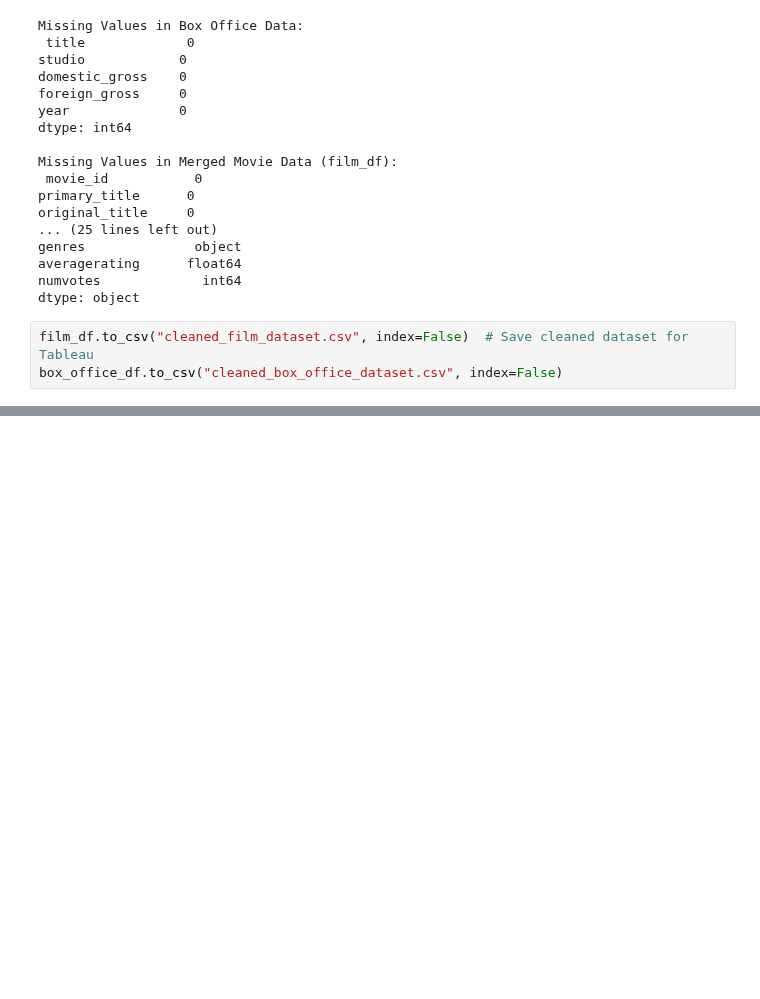
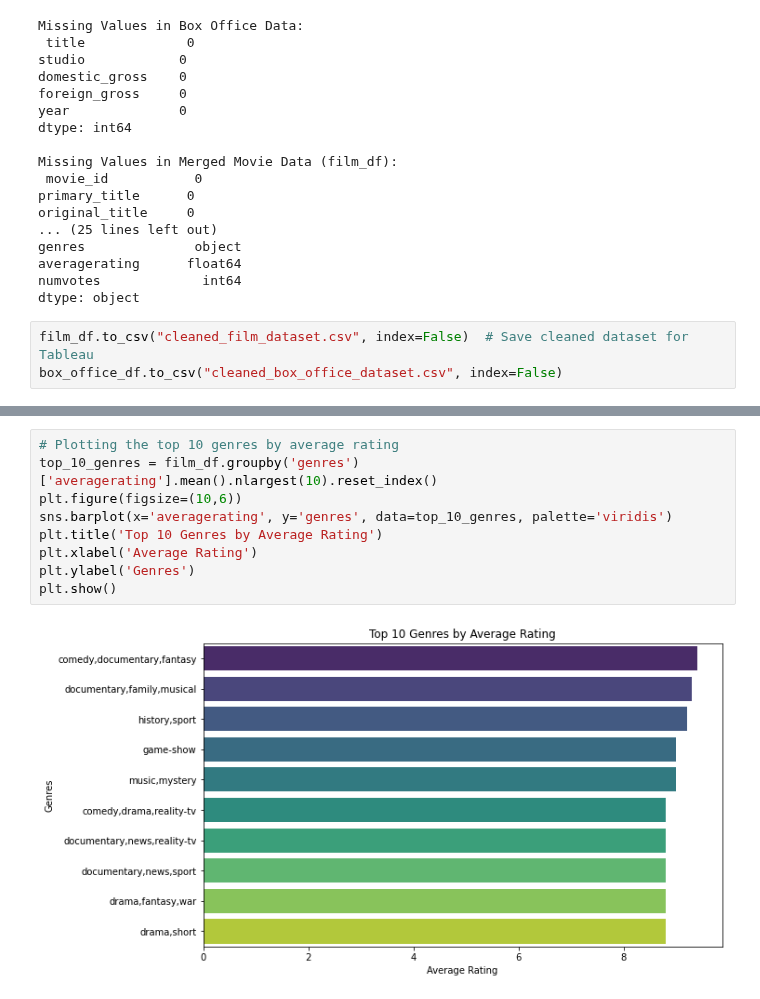
Before and after one commit to KarimzKarimz/Group4-Phase2-Project, a Jupyter notebook: eda.ipynb, the cells around one changed output, grey strips where cells are left out. Drawn from its saved outputs; the diff is of its cells as text; blank space fills up the shorter version.

```diff
--- a/eda.ipynb
+++ b/eda.ipynb
@@ -265,0 +407,11 @@ box_office_df.to_csv("cleaned_box_office_dataset.csv", index=False)
+# %%
+# Plotting the top 10 genres by average rating
+top_10_genres = film_df.groupby('genres')['averagerating'].mean().nlargest(10).reset_index()
+plt.figure(figsize=(10,6))
+sns.barplot(x='averagerating', y='genres', data=top_10_genres, palette='viridis')
+plt.title('Top 10 Genres by Average Rating')
+plt.xlabel('Average Rating')
+plt.ylabel('Genres')
+plt.show()
+# %% [output]
+[figure, added]
```
Also changed, not shown: parts of 32 cells of this notebook.
